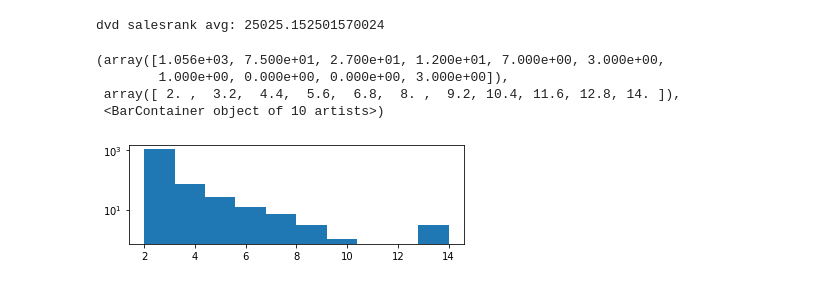
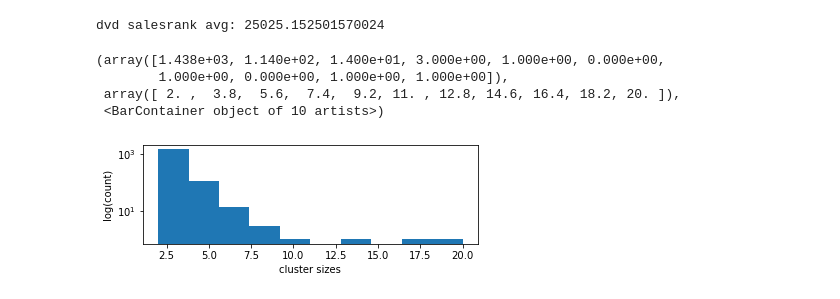
Before and after one commit to christinecho/Amazon-Copurchasing-Network, a Jupyter notebook: testing.ipynb, the cells around one changed output. Cells and saved outputs as stored; diff of their text form; code cells hidden in the pictures.

```diff
--- a/testing.ipynb
+++ b/testing.ipynb
@@ -167,5 +167,5 @@ nx.number_connected_components(g_dvds)
 # %%
-c = nx.connected_components(g_dvds)
+c = nx.connected_components(g_videos)
 components = []
 sizes = []
 for i in c:
@@ -180,0 +185,10 @@ max size: 14
+# %%
+cc = nx.connected_components(g_dvds_videos)
+components = []
+sizes = []
+for i in cc:
+    components.append(i)
+    sizes.append(len(i))
+print("mean size:", np.mean(sizes))
+print("median size:", np.median(sizes))
+print("max size:", np.max(sizes))
@@ -295,11 +313,13 @@ dvd salesrank avg: 25025.152501570024
 # %%
 fig = plt.figure()
 ax = fig.add_subplot(2, 1, 1)
 ax.set_yscale('log')
+ax.set_xlabel('cluster sizes')
+ax.set_ylabel('log(count)')
 ax.hist(np.array(sizes))
 # %% [output]
-(array([1.056e+03, 7.500e+01, 2.700e+01, 1.200e+01, 7.000e+00, 3.000e+00,
-        1.000e+00, 0.000e+00, 0.000e+00, 3.000e+00]),
- array([ 2. ,  3.2,  4.4,  5.6,  6.8,  8. ,  9.2, 10.4, 11.6, 12.8, 14. ]),
+(array([1.438e+03, 1.140e+02, 1.400e+01, 3.000e+00, 1.000e+00, 0.000e+00,
+        1.000e+00, 0.000e+00, 1.000e+00, 1.000e+00]),
+ array([ 2. ,  3.8,  5.6,  7.4,  9.2, 11. , 12.8, 14.6, 16.4, 18.2, 20. ]),
  <BarContainer object of 10 artists>)
-[figure, old version]
+[figure, new version]
```
Also changed, not shown: parts of 6 cells of this notebook.
